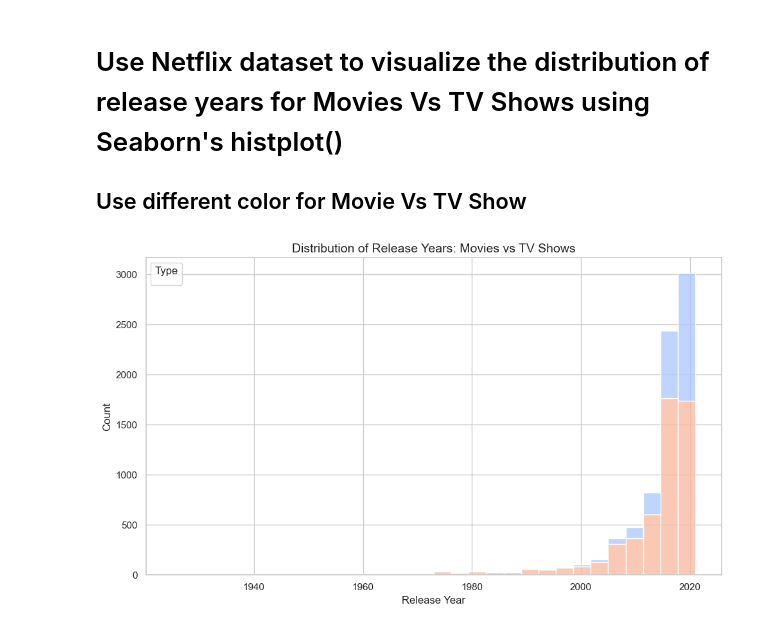
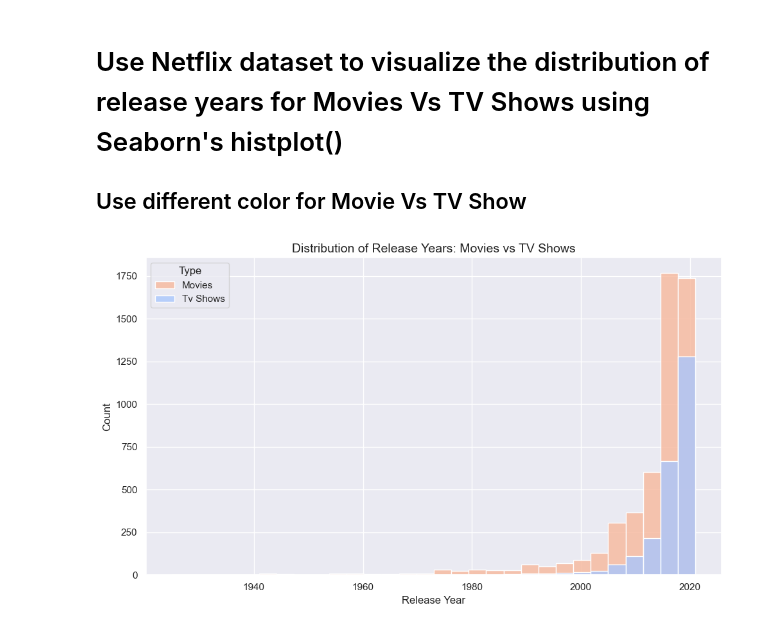
Before and after one commit to Qaiyim/AIML-Training, a Jupyter notebook: Day 14/SecondWorkingwithNetflixData.ipynb, the cells around one changed output. Saved outputs shown, nothing was run; the diff lists cells and outputs as text; code cells hidden in the pictures.

```diff
--- a/Day 14/SecondWorkingwithNetflixData.ipynb
+++ b/Day 14/SecondWorkingwithNetflixData.ipynb
@@ -123,4 +123,4 @@ import pandas as pd
 # %%
 df=pd.read_csv('netflix_data.csv')
 # %%
-df=df.dropna(subset=['type','release_year'])
+data=df.dropna(subset=['type','release_year'])
@@ -131,21 +127,13 @@ released_year=df['release_year'].astype(int)
 # %%
 plt.figure(figsize=(10,6))
-plt.hist([])
+sns.histplot(data=data, x='release_year', hue='type', bins=30, palette='coolwarm', alpha=0.8)
+sns.set_theme(style='darkgrid')
 
-# Set Seaborn style
-sns.set_theme(style='whitegrid')
-
-# Plot histogram
-plt.figure(figsize=(10,6))
-sns.histplot(data=df, x='release_year', hue='type', multiple='stack', kde=False, bins=30, palette='coolwarm')
-
-# Add labels and title
 plt.title('Distribution of Release Years: Movies vs TV Shows', fontsize=14)
 plt.xlabel('Release Year')
 plt.ylabel('Count')
-plt.legend(title='Type', loc='upper left')
-
+plt.legend(title='Type', labels=['Movies','Tv Shows'],loc='upper left')
 plt.tight_layout()
 plt.show()
 # %% [output]
-[figure, old version]
+[figure, new version]
```
Also changed, not shown: parts of 2 cells of this notebook.
